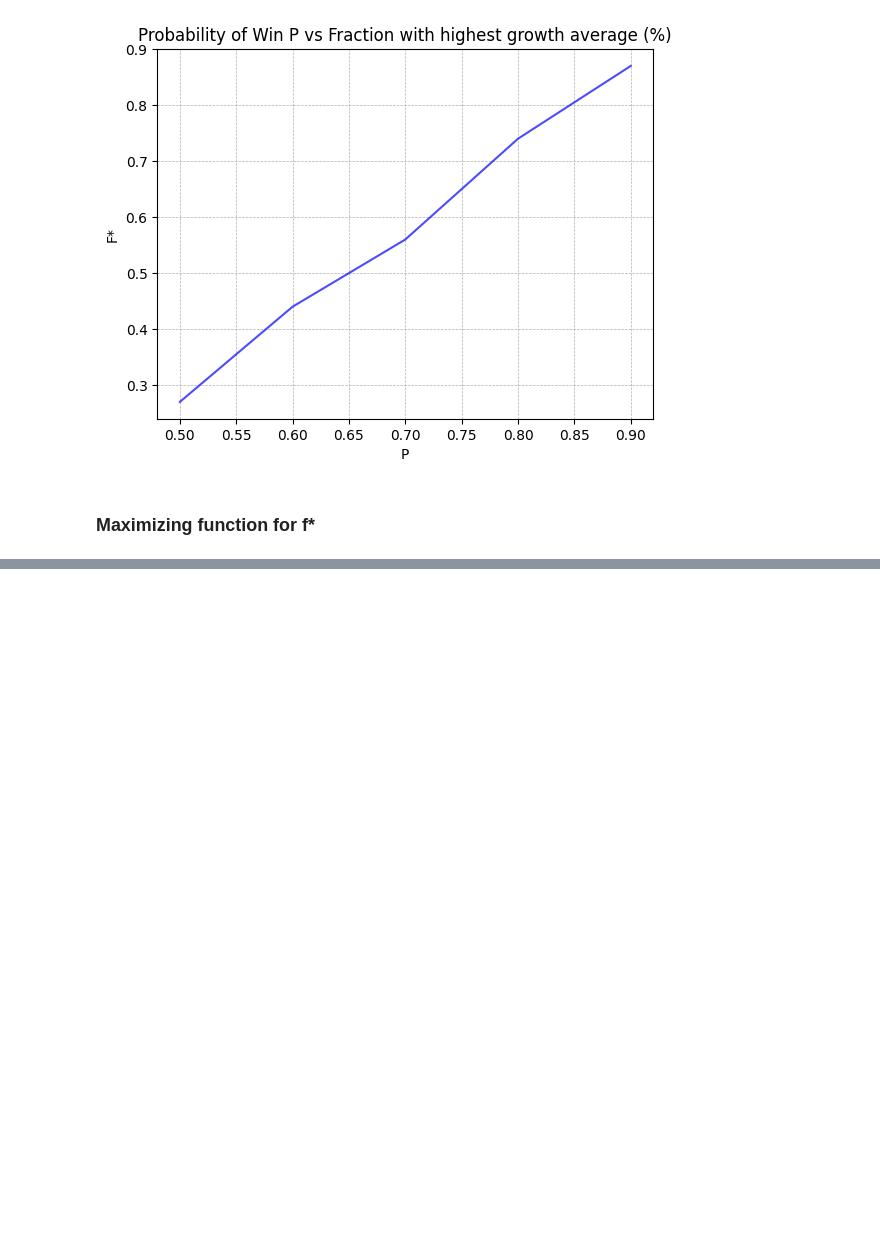
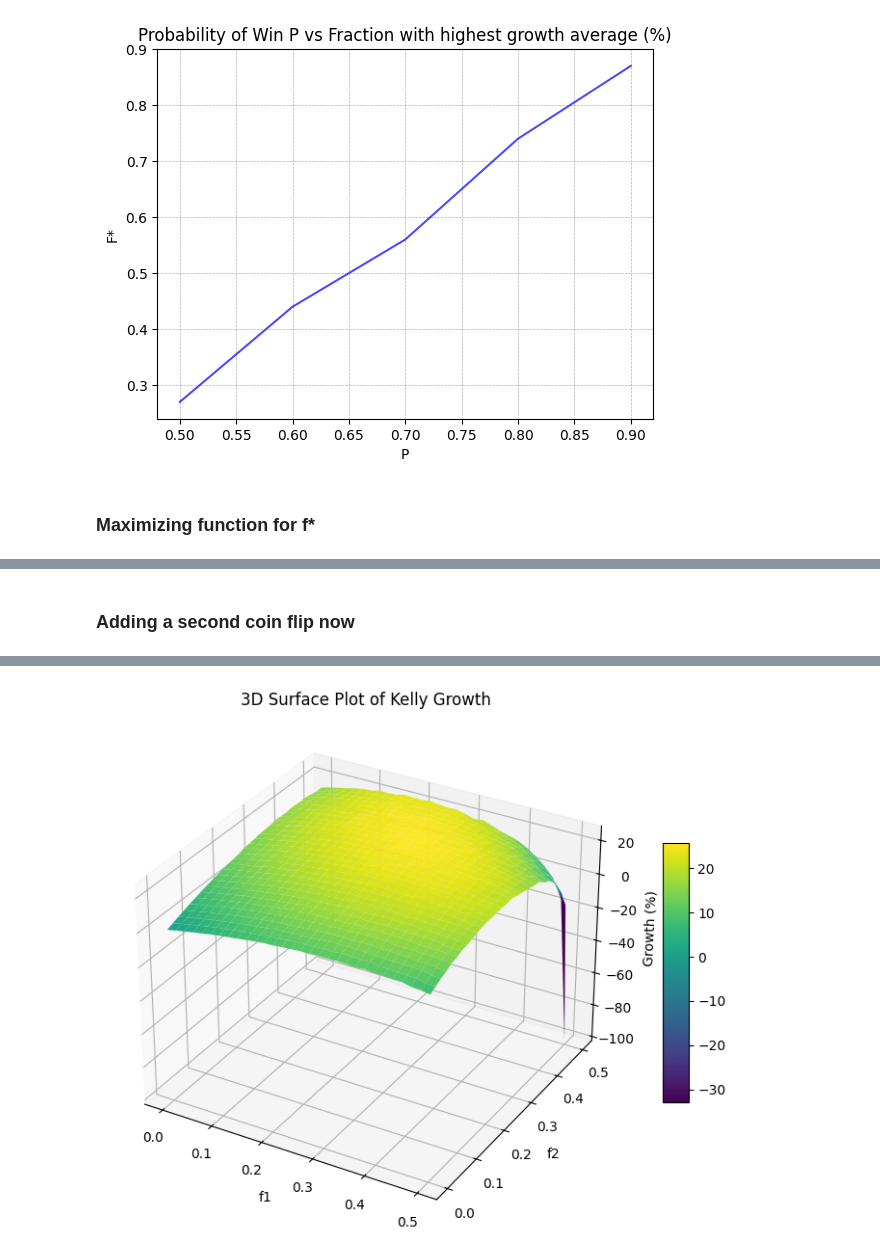
Before and after one commit to CharlieHF/Coin-Games, a Jupyter notebook: CoinGames.ipynb, the cells around one changed output, grey strips where cells are left out. Cells and saved outputs as stored; diff of their text form; code cells hidden in the pictures; blank space fills up the shorter version.

```diff
--- a/CoinGames.ipynb
+++ b/CoinGames.ipynb
@@ -170,0 +183,78 @@ def f_prime(x , p , )
+# %% [markdown]
+### Adding a second coin flip now
+# %%
+import random
+import numpy as np
+import matplotlib.pyplot as plt
+
+# Coin flip result
+def coinFlip(p) -> bool:
+    return random.random() < p
+
+# Wealth update
+def newW(w, P, K, F) -> float:
+    wager1 = w * F[0]
+    wager2 = w * F[1]
+    cf1 = coinFlip(P[0])
+    cf2 = coinFlip(P[1])
+
+    if cf1 and cf2:
+        return w + K[0]*wager1 + K[1]*wager2
+    elif cf1 and not cf2:
+        return w + K[0]*wager1 - wager2
+    elif not cf1 and cf2:
+        return w - wager1 + K[1]*wager2
+    else:
+        return w - wager1 - wager2
+
+# Growth for a given strategy
+def findGrowth(f1, f2, P, K, initial_wealth=100, flips=50, num_runs=1000) -> float:
+    growth_rate_total = 0
+    for run in range(num_runs):
+        wealth = [initial_wealth]
+        for i in range(1, flips):
+            wealth.append(newW(wealth[i-1], P, K, [f1, f2]))
+        growth_rate_total += ( (wealth[-1]/wealth[0])**(1/flips) - 1 )
+    return growth_rate_total / num_runs * 100
+
+# Parameters
+p1 = float(input("What is p1"))
+p2 = float(input("What is p2"))
+k1 = 2
+k2 = 2
+f_guess1 = float(input("What is f1"))
+f_guess2 = float(input("What is f2"))
+
+
+
+
+P = [p1, p2]
+K = [k1, k2]
+print(findGrowth(f_guess1,f_guess2,P,K))
+
+
+# Create meshgrid of strategies
+fraction_list = np.linspace(0, 0.5, 30)
+F1, F2 = np.meshgrid(fraction_list, fraction_list)
+growth_values = np.zeros_like(F1)
+
+# For each f
+for i in range(F1.shape[0]):
+    for j in range(F1.shape[1]):
+        growth_values[i, j] = findGrowth(F1[i, j], F2[i, j], P, K)
+
+
+print("ideal f1 and f2 gives: "+ str( max(map(max, growth_values)) ))
+
+# Plotting
+fig = plt.figure(figsize=(10,7))
+ax = fig.add_subplot(111, projection='3d')
+surface = ax.plot_surface(F1, F2, growth_values, cmap="viridis")
+
+ax.set_xlabel('f1')
+ax.set_ylabel('f2')
+ax.set_zlabel('Growth (%)')
+plt.title("3D Surface Plot of Kelly Growth")
+fig.colorbar(surface, shrink=0.5, aspect=10)
+plt.show()
+# %% [output]
@@ -170,0 +267 @@ def f_prime(x , p , )
+[figure, added]
```
Also changed, not shown: parts of 7 cells of this notebook.
